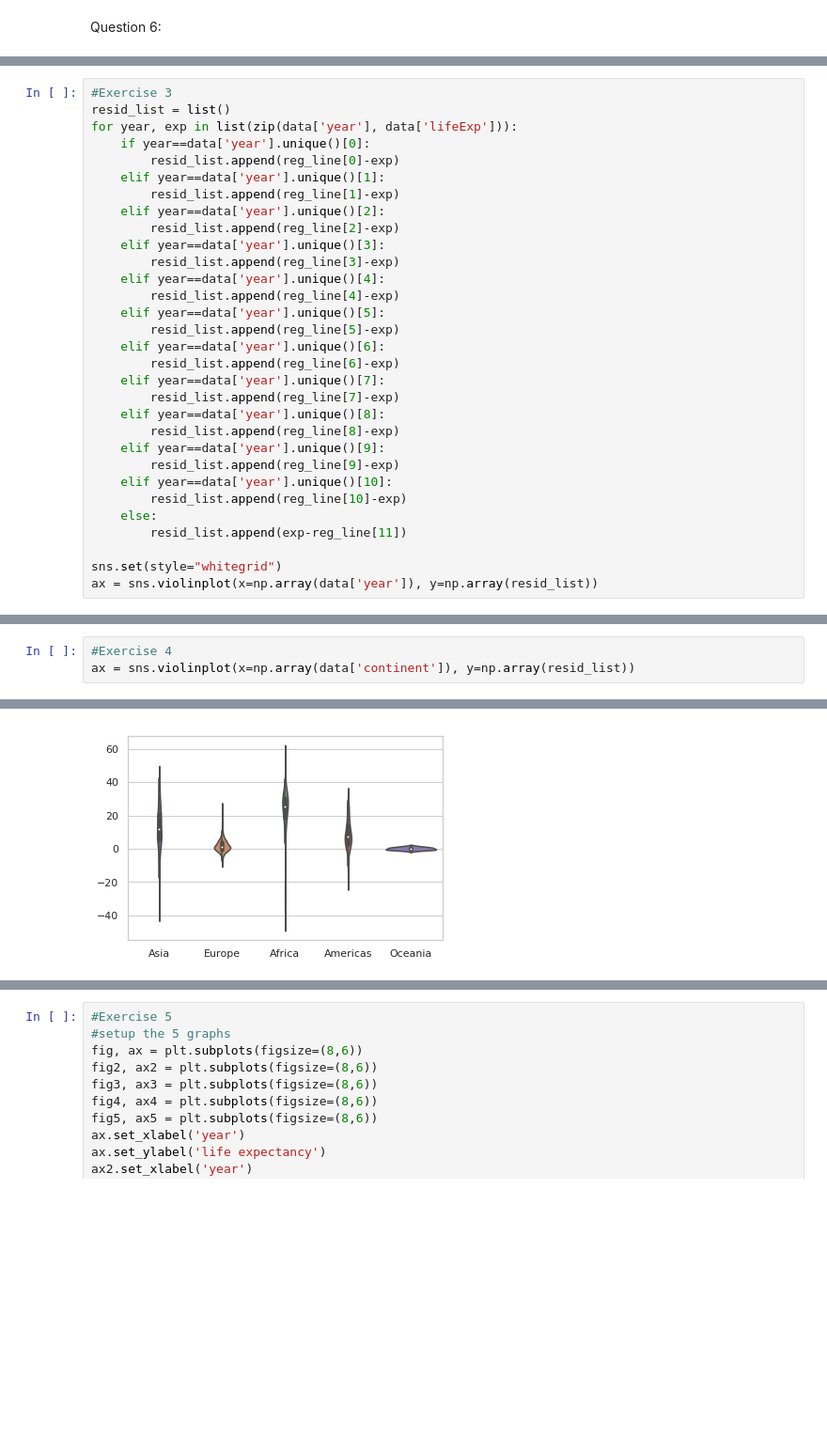
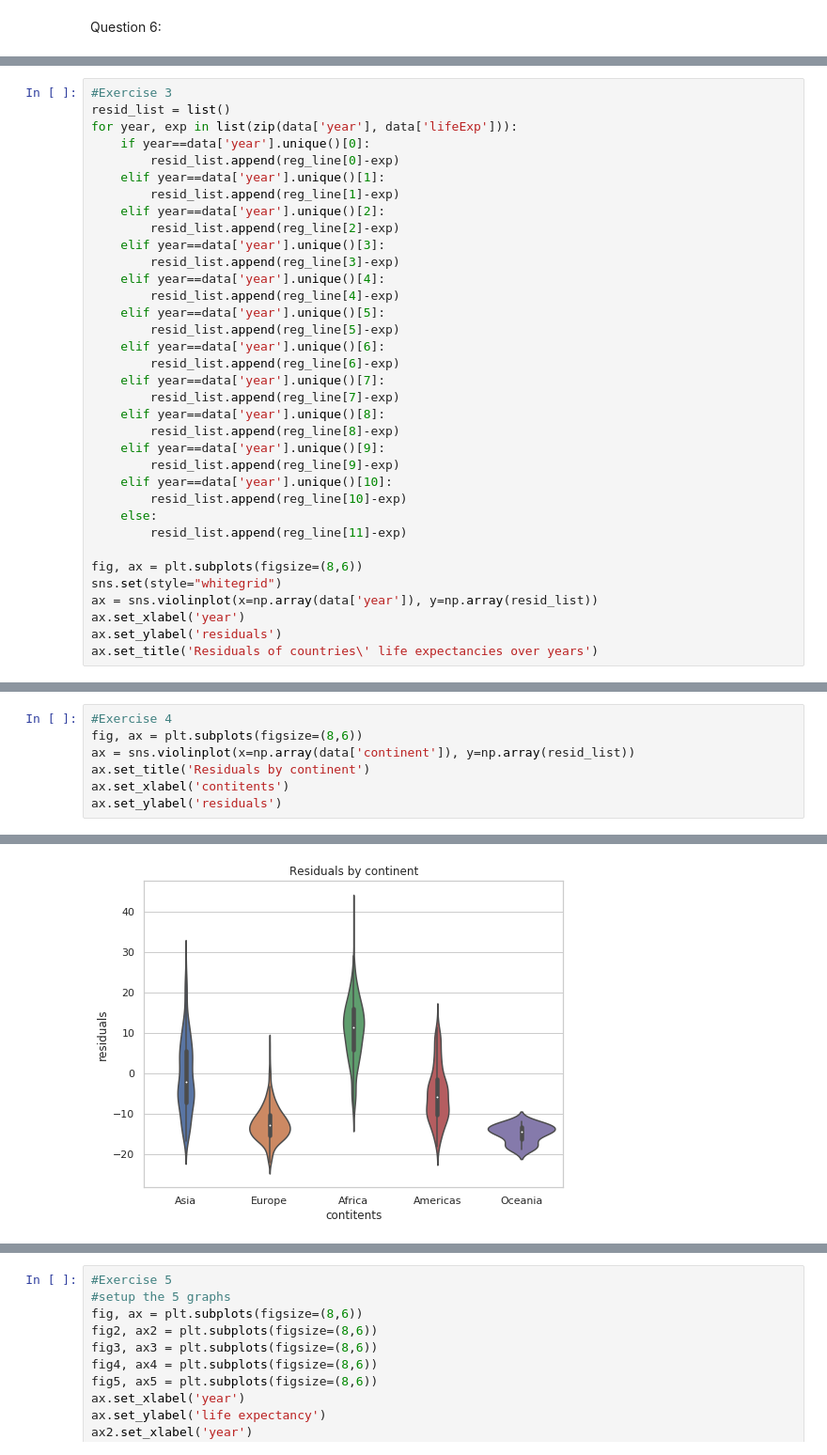
Before and after one commit to pwoods210/Project-3, a Jupyter notebook: Project 3 Assignment-Patrick Woods.ipynb, the cells around one changed output, grey strips where cells are left out. Shown at 94% size. Drawn from its saved outputs; the diff is of its cells as text; blank space fills up the shorter version.

```diff
--- a/Project 3 Assignment-Patrick Woods.ipynb
+++ b/Project 3 Assignment-Patrick Woods.ipynb
@@ -90,8 +101,12 @@ for year, exp in list(zip(data['year'], data['lifeExp'])):
     elif year==data['year'].unique()[10]:
         resid_list.append(reg_line[10]-exp)
     else:
-        resid_list.append(exp-reg_line[11])
+        resid_list.append(reg_line[11]-exp)
 
+fig, ax = plt.subplots(figsize=(8,6))
 sns.set(style="whitegrid")
 ax = sns.violinplot(x=np.array(data['year']), y=np.array(resid_list))
+ax.set_xlabel('year')
+ax.set_ylabel('residuals')
+ax.set_title('Residuals of countries\' life expectancies over years')
 # %% [output]
@@ -101,4 +117,8 @@ Question 8:
 # %%
 #Exercise 4
+fig, ax = plt.subplots(figsize=(8,6))
 ax = sns.violinplot(x=np.array(data['continent']), y=np.array(resid_list))
+ax.set_title('Residuals by continent')
+ax.set_xlabel('contitents')
+ax.set_ylabel('residuals')
 # %% [output]
@@ -105 +126 @@ ax = sns.violinplot(x=np.array(data['continent']), y=np.array(resid_list))
-[figure, old version]
+[figure, new version]
```
Also changed, not shown: parts of 38 cells of this notebook.
